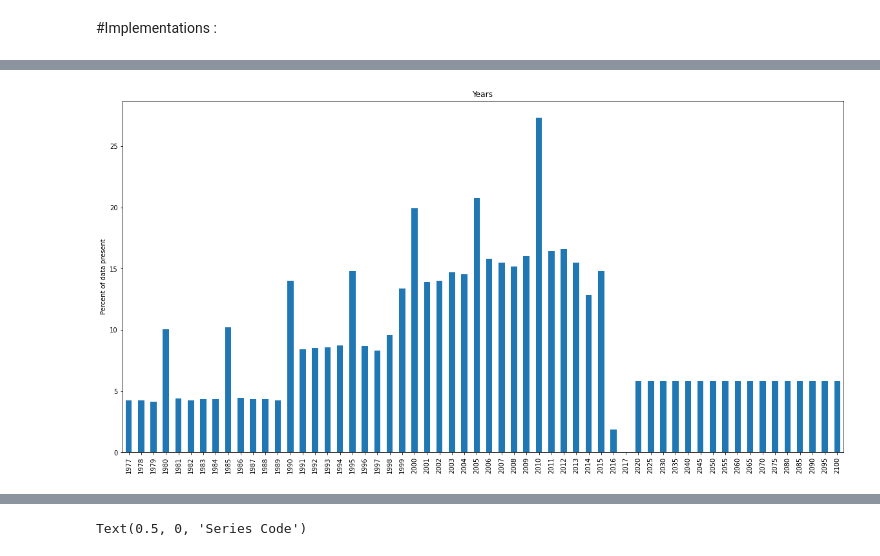
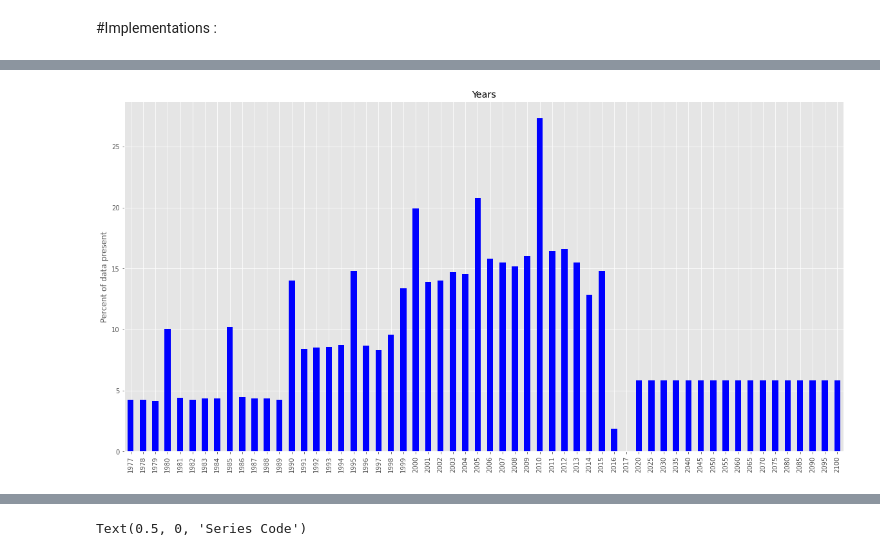
Before and after one commit to kronze1996/Capstone-Project-1, a Jupyter notebook: Kartikey_Sharma_Team_7_Capstone_Project.ipynb, the cells around one changed output, grey strips where cells are left out. Saved outputs shown, nothing was run; the diff lists cells and outputs as text; code cells hidden in the pictures.

```diff
--- a/Kartikey_Sharma_Team_7_Capstone_Project.ipynb
+++ b/Kartikey_Sharma_Team_7_Capstone_Project.ipynb
@@ -51,0 +352,11 @@ countryComparision_df
+# %%
+# new_df=countryComparision_df.loc[:,'1977':'2015']
+
+# (new_df.head(4)).plot(kind="barh")
+# plt.show()
+EEd=EdStatsData_df.loc[:,'2000':'2015']
+plt.style.use('ggplot')
+ax = EEd.plot(figsize=(15,10),legend=True, fontsize=12)
+ax.set_xlabel("Areas",fontsize=12)
+ax.set_ylabel("Population",fontsize=12)
+plt.show()
@@ -52,13 +365,13 @@ countryComparision_df
 # %%
 #Data Present in Years
 
 
 EdStats = (EdStatsData_df.loc[:,'1977':'2100'].notnull().sum()/len(EdStatsData_df))*100
 plt.figure(figsize=(20,10))
 plt.subplot()
-EdStats.plot(kind='bar')
+EdStats.plot(kind='bar',color='blue')
 plt.title('Years')
 plt.ylabel('Percent of data present')
 plt.show()
 # %% [output]
-[figure, old version]
+[figure, new version]
```
Also changed, not shown: parts of 75 cells of this notebook.
